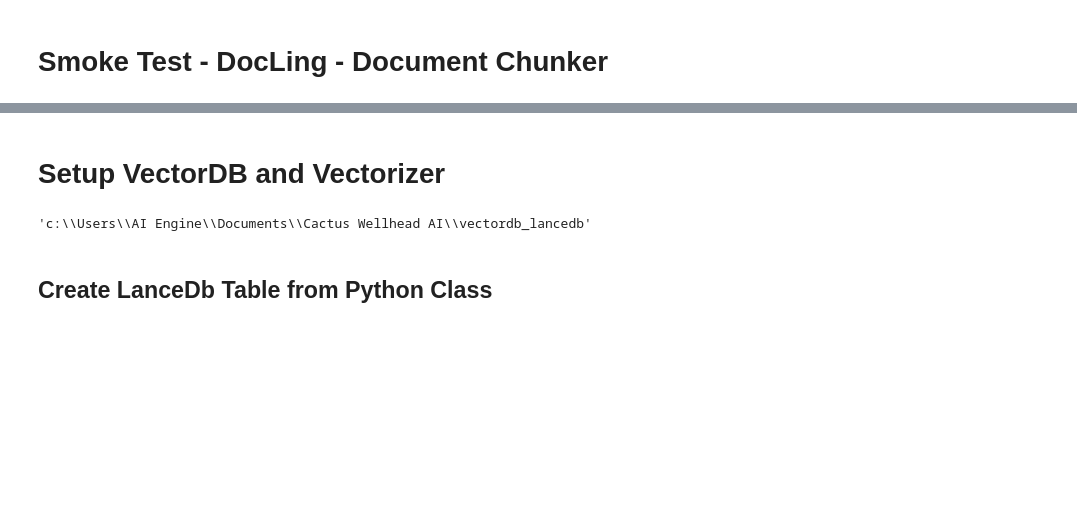
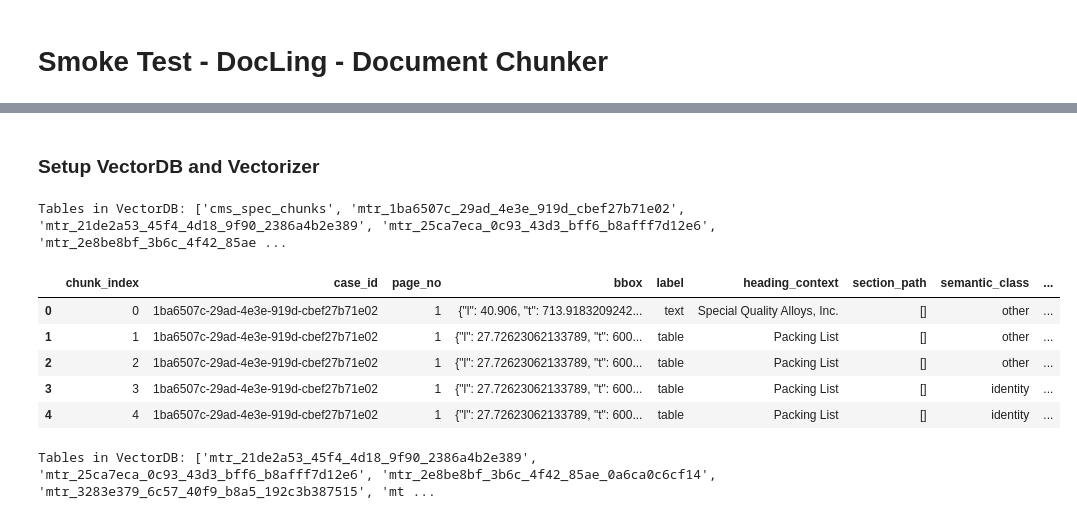
Before and after one commit to enewbold-devops/Cactus-Wellhead-AI, a Jupyter notebook: document.processor.ipynb, the cells around one changed output, grey strips where cells are left out. Cells and saved outputs as stored; diff of their text form; code cells hidden in the pictures; blank space fills up the shorter version.

```diff
--- a/document.processor.ipynb
+++ b/document.processor.ipynb
@@ -34,14 +34,24 @@ text='0.006, Melting Date:02/23/2023.AL(%) = . 0.006, Melting Date:02/23/2023.B(
 text='J10, 1 = J1. J10, 2 = J2. J10, 3 = . J10, 4 = J5. J10, 5 = . J10, 6 = J6. J10, 7 = . J10, 8 = 8F. J10, 9 = 6f. J10, 10 = J11. J10, 11 = J12. J10, 12 = J13. J10, 13 = . J10, 14 = J14. J10, 15 = J ...
 text='= 58. 60, 15 = 58. 60, 16 = 58. 60, 17 = 58. 60, 18 = 58. 60, 19 = 58. 60, 20 = 58. 60, 21 = 58. 60, 22 = . 58 58 ASTM E45 Method A (Worst), 1 = . 58 58 ASTM E45 Method A (Worst), 2 = . 58 58 AS ...
 # %% [markdown]
-# Setup VectorDB and Vectorizer
+### Setup VectorDB and Vectorizer
 # %%
 import lancedb
 
 db = lancedb.connect("vectordb_lancedb")
+db.uri
+print("Tables in VectorDB:", db.table_names())
+
+chunks_df = db.open_table("mtr_1ba6507c_29ad_4e3e_919d_cbef27b71e02").to_pandas()
+chunks_df.head()
+# %% [output]
+Tables in VectorDB: ['cms_spec_chunks', 'mtr_1ba6507c_29ad_4e3e_919d_cbef27b71e02', 'mtr_21de2a53_45f4_4d18_9f90_2386a4b2e389', 'mtr_25ca7eca_0c93_43d3_bff6_b8afff7d12e6', 'mtr_2e8be8bf_3b6c_4f42_85ae ...
+|  | chunk_index | case_id | page_no | bbox | label | heading_context | section_path | semantic_class | ... |
+| 0 | 0 | 1ba6507c-29ad-4e3e-919d-cbef27b71e02 | 1 | {"l": 40.906, "t": 713.9183209242... | text | Special Quality Alloys, Inc. | [] | other | ... |
+| 1 | 1 | 1ba6507c-29ad-4e3e-919d-cbef27b71e02 | 1 | {"l": 27.72623062133789, "t": 600... | table | Packing List | [] | other | ... |
+| 2 | 2 | 1ba6507c-29ad-4e3e-919d-cbef27b71e02 | 1 | {"l": 27.72623062133789, "t": 600... | table | Packing List | [] | other | ... |
+| 3 | 3 | 1ba6507c-29ad-4e3e-919d-cbef27b71e02 | 1 | {"l": 27.72623062133789, "t": 600... | table | Packing List | [] | identity | ... |
+| 4 | 4 | 1ba6507c-29ad-4e3e-919d-cbef27b71e02 | 1 | {"l": 27.72623062133789, "t": 600... | table | Packing List | [] | identity | ... |
 # %%
-db.uri
 # %% [output]
-'c:\\Users\\AI Engine\\Documents\\Cactus Wellhead AI\\vectordb_lancedb'
+Tables in VectorDB: ['mtr_21de2a53_45f4_4d18_9f90_2386a4b2e389', 'mtr_25ca7eca_0c93_43d3_bff6_b8afff7d12e6', 'mtr_2e8be8bf_3b6c_4f42_85ae_0a6ca0c6cf14', 'mtr_3283e379_6c57_40f9_b8a5_192c3b387515', 'mt ...
-# %% [markdown]
-## Create LanceDb Table from Python Class
```
Also changed, not shown: parts of 2 cells of this notebook, 13 other files.
